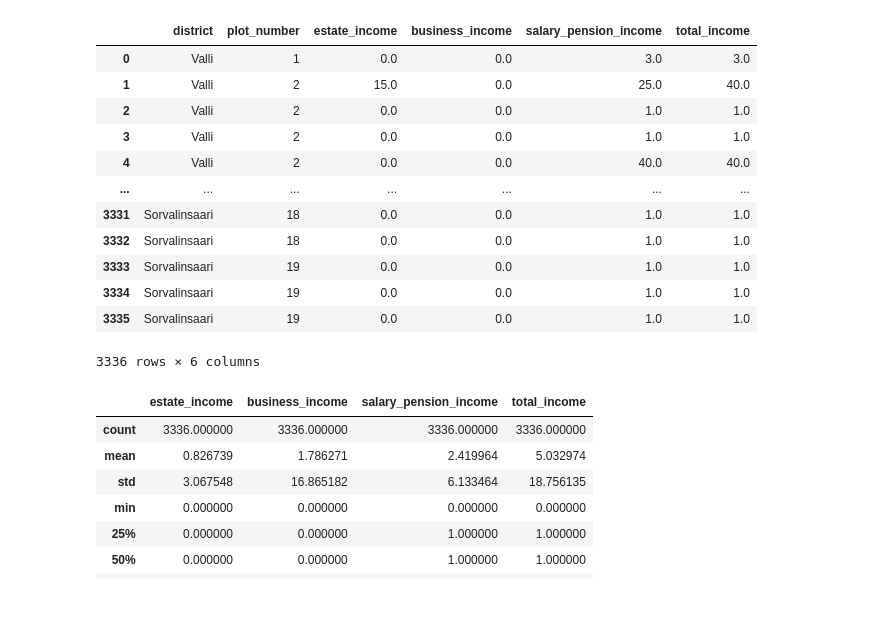
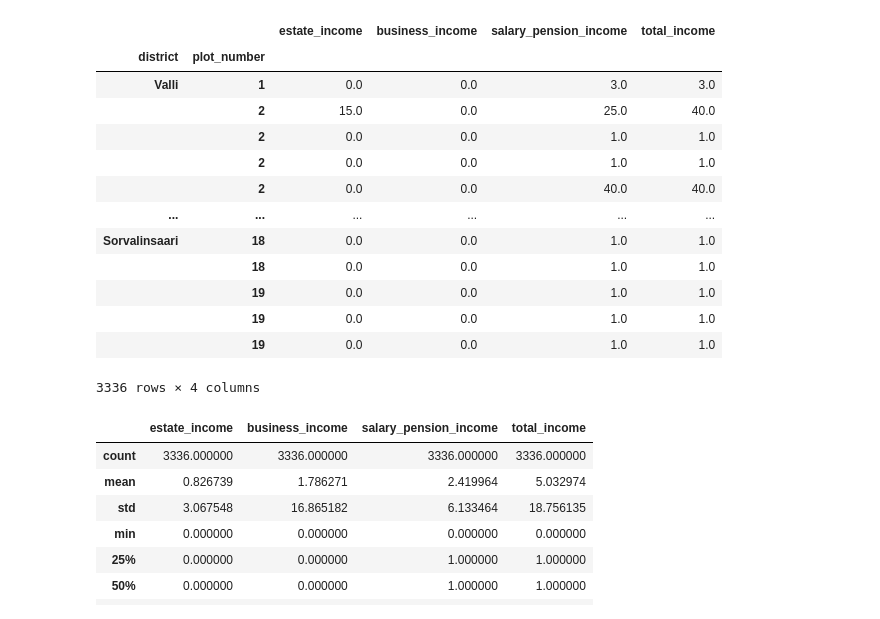
Before and after one commit to AnttiHaerkoenen/spatial_segregation, a Jupyter notebook: notebooks/socio-spatial_segregation.ipynb, the cells around one changed output. Cells and saved outputs as stored; diff of their text form; code cells hidden in the pictures.

Commit message:
joined income

```diff
--- a/notebooks/socio-spatial_segregation.ipynb
+++ b/notebooks/socio-spatial_segregation.ipynb
@@ -171,21 +154,23 @@ Name: geometry, Length: 1029, dtype: float64
 # %%
 income = pd.read_csv(data_dir / 'interim' / 'income_tax_record_1880.csv', index_col=0)
+income.set_index(['district', 'plot_number'], drop=True, inplace=True)
 income['total_income'] = income.loc[:, ['estate_income', 'business_income', 'salary_pension_income']].sum(axis=1)
 income
 # %% [output]
-|  | district | plot_number | estate_income | business_income | salary_pension_income | total_income |
-| 0 | Valli | 1 | 0.0 | 0.0 | 3.0 | 3.0 |
-| 1 | Valli | 2 | 15.0 | 0.0 | 25.0 | 40.0 |
-| 2 | Valli | 2 | 0.0 | 0.0 | 1.0 | 1.0 |
-| 3 | Valli | 2 | 0.0 | 0.0 | 1.0 | 1.0 |
-| 4 | Valli | 2 | 0.0 | 0.0 | 40.0 | 40.0 |
-| ... | ... | ... | ... | ... | ... | ... |
-| 3331 | Sorvalinsaari | 18 | 0.0 | 0.0 | 1.0 | 1.0 |
-| 3332 | Sorvalinsaari | 18 | 0.0 | 0.0 | 1.0 | 1.0 |
-| 3333 | Sorvalinsaari | 19 | 0.0 | 0.0 | 1.0 | 1.0 |
-| 3334 | Sorvalinsaari | 19 | 0.0 | 0.0 | 1.0 | 1.0 |
-| 3335 | Sorvalinsaari | 19 | 0.0 | 0.0 | 1.0 | 1.0 |
+|  |  | estate_income | business_income | salary_pension_income | total_income |
+| district | plot_number |  |  |  |  |
+| Valli | 1 | 0.0 | 0.0 | 3.0 | 3.0 |
+|  | 2 | 15.0 | 0.0 | 25.0 | 40.0 |
+|  | 2 | 0.0 | 0.0 | 1.0 | 1.0 |
+|  | 2 | 0.0 | 0.0 | 1.0 | 1.0 |
+|  | 2 | 0.0 | 0.0 | 40.0 | 40.0 |
+| ... | ... | ... | ... | ... | ... |
+| Sorvalinsaari | 18 | 0.0 | 0.0 | 1.0 | 1.0 |
+|  | 18 | 0.0 | 0.0 | 1.0 | 1.0 |
+|  | 19 | 0.0 | 0.0 | 1.0 | 1.0 |
+|  | 19 | 0.0 | 0.0 | 1.0 | 1.0 |
+|  | 19 | 0.0 | 0.0 | 1.0 | 1.0 |
-3336 rows × 6 columns
+3336 rows × 4 columns
 # %%
 income.describe()
 # %% [output]
```
Also changed, not shown: parts of 3 cells of this notebook, 2 other files.
